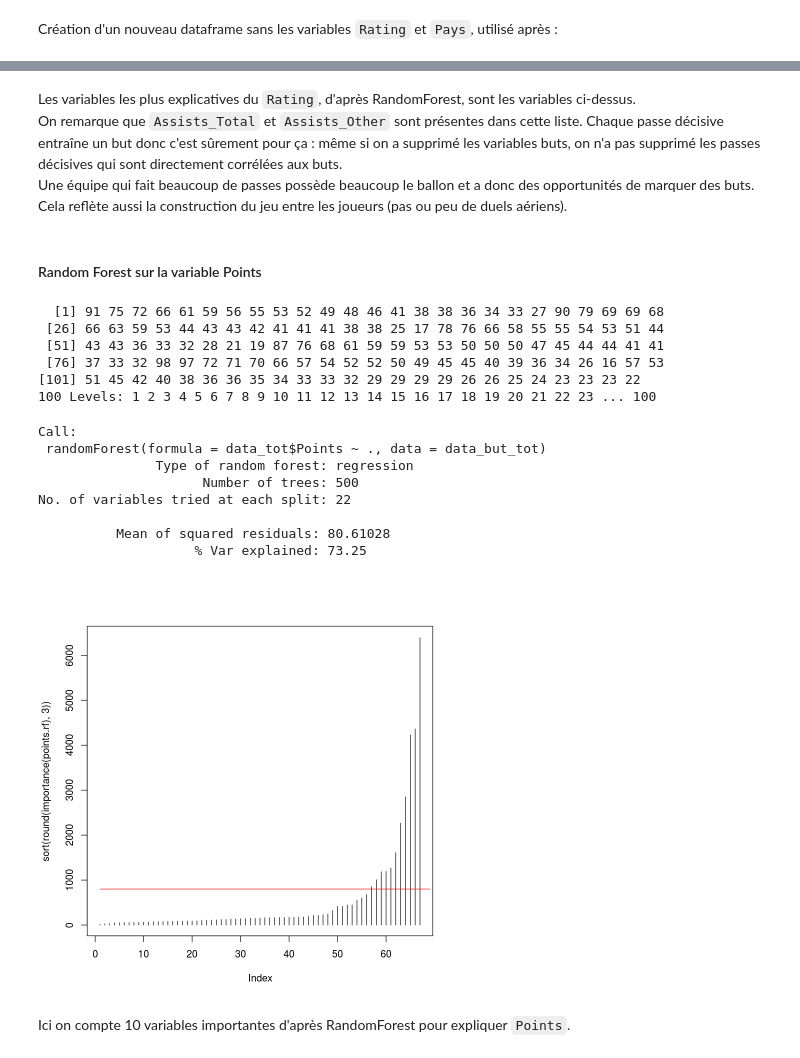
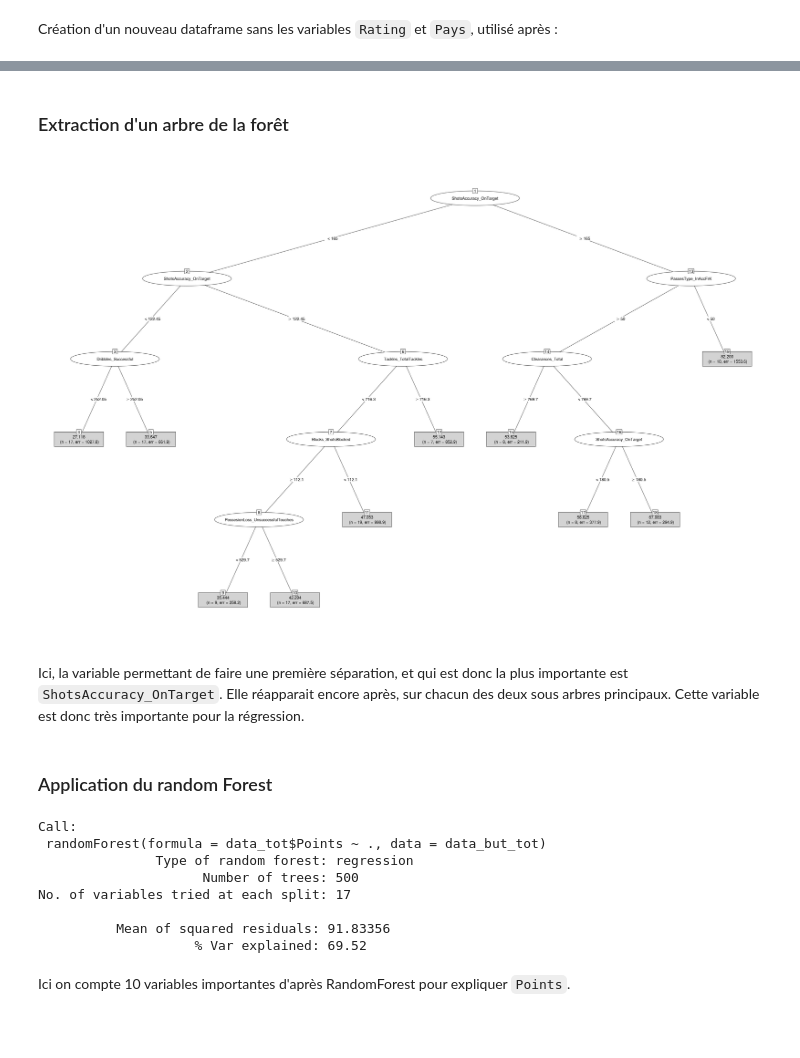
Before and after one commit to CamilleBichet/Projet_Foot_5A, a Jupyter notebook: Machine_Learning.ipynb, the cells around one changed output, grey strips where cells are left out. Cells and saved outputs as stored; diff of their text form; code cells hidden in the pictures; blank space fills up the shorter version.

Commit message:
modif du df sur les points

```diff
--- a/Machine_Learning.ipynb
+++ b/Machine_Learning.ipynb
@@ -33,5 +33,6 @@ data_tot = data_tot[-c(47,60)]
 Création d'un nouveau dataframe sans les variables `Rating` et `Pays`, utilisé après :
 # %%
 #data = data_tot[,-c(81,82,83,84)]
-data = data_tot[,-c(34:46,81,82,83,84)]
+data = data_tot[,-c(34:46,55:60,72:84)]
+data_but_tot = data * data_tot$Nombre
 # %% [markdown]
@@ -82,22 +40,17 @@ A data.frame: 9 × 1
-# %% [markdown]
-Les variables les plus explicatives du `Rating`, d'après RandomForest, sont les variables ci-dessus.
-On remarque que `Assists_Total` et `Assists_Other` sont présentes dans cette liste. Chaque passe décisive entraîne un but donc c'est sûrement pour ça : même si on a supprimé les variables buts, on n'a pas supprimé les passes décisives qui sont directement corrélées aux buts.
-Une équipe qui fait beaucoup de passes possède beaucoup le ballon et a donc des opportunités de marquer des buts. Cela reflète aussi la construction du jeu entre les joueurs (pas ou peu de duels aériens).
-# %% [markdown]
-#### Random Forest sur la variable Points
-# %%
-data_but = data_tot[,-c(34:46,81,82,83,84)]
-data_but_tot = data_but * data_tot$Nombre
-points.classe = factor(as.factor(data_tot$Points), levels=seq(1, 100))
-# %%
-points.classe
-# %% [output]
-  [1] 91 75 72 66 61 59 56 55 53 52 49 48 46 41 38 38 36 34 33 27 90 79 69 69 68
- [26] 66 63 59 53 44 43 43 42 41 41 41 38 38 25 17 78 76 66 58 55 55 54 53 51 44
- [51] 43 43 36 33 32 28 21 19 87 76 68 61 59 59 53 53 50 50 50 47 45 44 44 41 41
- [76] 37 33 32 98 97 72 71 70 66 57 54 52 52 50 49 45 45 40 39 36 34 26 16 57 53
-[101] 51 45 42 40 38 36 36 35 34 33 33 32 29 29 29 29 26 26 25 24 23 23 23 22
-100 Levels: 1 2 3 4 5 6 7 8 9 10 11 12 13 14 15 16 17 18 19 20 21 22 23 ... 100
+# %% [markdown]
+### Extraction d'un arbre de la forêt
+# %%
+tree.points = rpart(data_tot$Points ~ ., data=data_but_tot, control=rpart.control(cp=0.0001))
+        # le parametre cp permet de contrôler l'élagage de l'arbre
+
+options(repr.plot.width=30, repr.plot.height=20)
+plot(as.party(tree.points), type="simple")
+# %% [output]
+[figure, added]
+# %% [markdown]
+Ici, la variable permettant de faire une première séparation, et qui est donc la plus importante est `ShotsAccuracy_OnTarget`. Elle réapparait encore après, sur chacun des deux sous arbres principaux. Cette variable est donc très importante pour la régression.
+# %% [markdown]
+### Application du random Forest
 # %%
 #points.rf = randomForest(as.factor(data_tot$Points) ~ ., data=data_but_tot)
 points.rf = randomForest(data_tot$Points ~ ., data=data_but_tot)
@@ -108,15 +61,9 @@ Call:
  randomForest(formula = data_tot$Points ~ ., data = data_but_tot)
                Type of random forest: regression
                      Number of trees: 500
-No. of variables tried at each split: 22
+No. of variables tried at each split: 17
 
-          Mean of squared residuals: 80.61028
-                    % Var explained: 73.25
+          Mean of squared residuals: 91.83356
+                    % Var explained: 69.52
-# %%
-classement_variables_points = order(round(importance(points.rf), 3))
-plot(sort(round(importance(points.rf), 3)), type = 'h')
-lines(seq(1,70,2),rep(800,35), col = 2)
-# %% [output]
-[figure, removed]
 # %% [markdown]
 Ici on compte 10 variables importantes d'après RandomForest pour expliquer `Points`.
```
Also changed, not shown: parts of 47 cells of this notebook, 1 other file.
